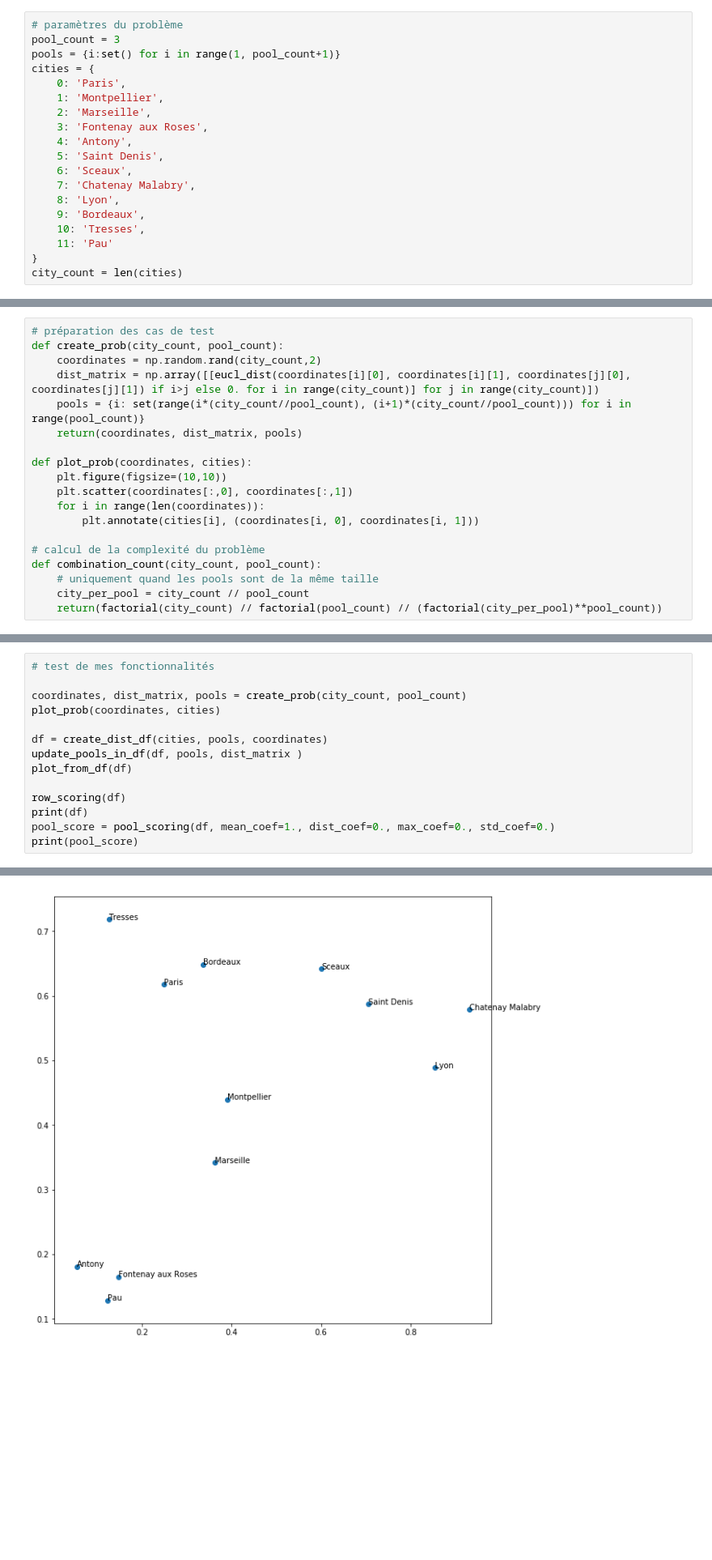
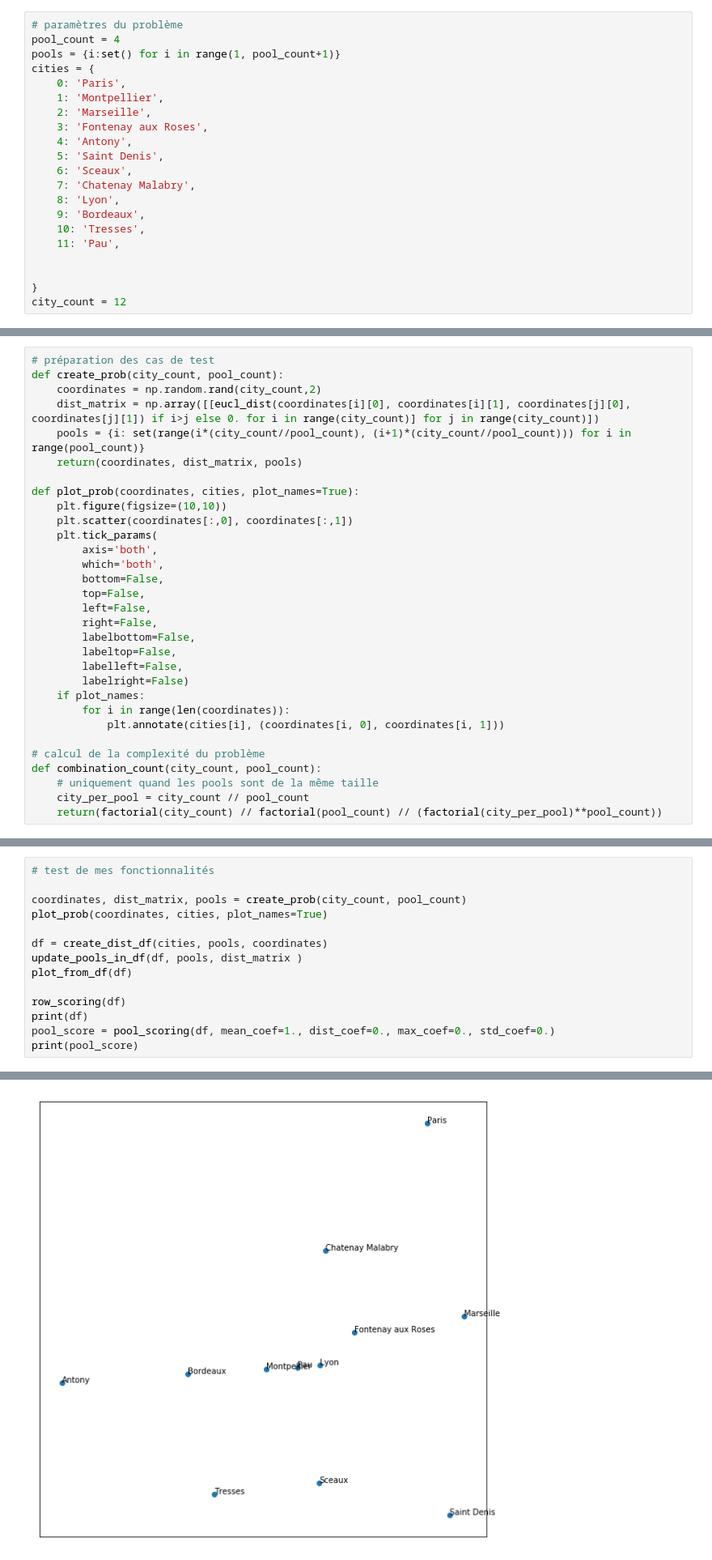
Before and after one commit to UltraDiuve/City_Pooling, a Jupyter notebook: City Pooling.ipynb, the cells around one changed output, grey strips where cells are left out. Shown at 81% size. Drawn from its saved outputs; the diff is of its cells as text; blank space fills up the shorter version.

```diff
--- a/City Pooling.ipynb
+++ b/City Pooling.ipynb
@@ -39,7 +254,7 @@ sns.heatmap([[1, 50, 8000], [3, 4000, 2]],
 [figure]
 # %%
 # paramètres du problème
-pool_count = 3
+pool_count = 4
 pools = {i:set() for i in range(1, pool_count+1)}
 cities = {
     0: 'Paris',
@@ -53,9 +268,11 @@ cities = {
     8: 'Lyon',
     9: 'Bordeaux',
     10: 'Tresses',
-    11: 'Pau'
+    11: 'Pau',
+
+
 }
-city_count = len(cities)
+city_count = 12
 # %%
 # définition des fonctions de base
 def eucl_dist(x1, y1, x2, y2):
@@ -79,11 +296,23 @@ def create_prob(city_count, pool_count):
     pools = {i: set(range(i*(city_count//pool_count), (i+1)*(city_count//pool_count))) for i in range(pool_count)}
     return(coordinates, dist_matrix, pools)
 
-def plot_prob(coordinates, cities):
+def plot_prob(coordinates, cities, plot_names=True):
     plt.figure(figsize=(10,10))
     plt.scatter(coordinates[:,0], coordinates[:,1])
-    for i in range(len(coordinates)):
-        plt.annotate(cities[i], (coordinates[i, 0], coordinates[i, 1]))
+    plt.tick_params(
+        axis='both',
+        which='both',
+        bottom=False,
+        top=False,
+        left=False,
+        right=False,
+        labelbottom=False,
+        labeltop=False,
+        labelleft=False,
+        labelright=False)
+    if plot_names:
+        for i in range(len(coordinates)):
+            plt.annotate(cities[i], (coordinates[i, 0], coordinates[i, 1]))
 
 # calcul de la complexité du problème
 def combination_count(city_count, pool_count):
@@ -168,7 +401,7 @@ def final_scoring(_df, mean_coef=1., dist_coef=0., max_coef=0., std_coef=0.):
 # test de mes fonctionnalités
 
 coordinates, dist_matrix, pools = create_prob(city_count, pool_count)
-plot_prob(coordinates, cities)
+plot_prob(coordinates, cities, plot_names=True)
 
 df = create_dist_df(cities, pools, coordinates)
 update_pools_in_df(df, pools, dist_matrix )
@@ -199 +432 @@ pool
-[figure, old version]
+[figure, new version]
```
Also changed, not shown: parts of 15 cells of this notebook.
